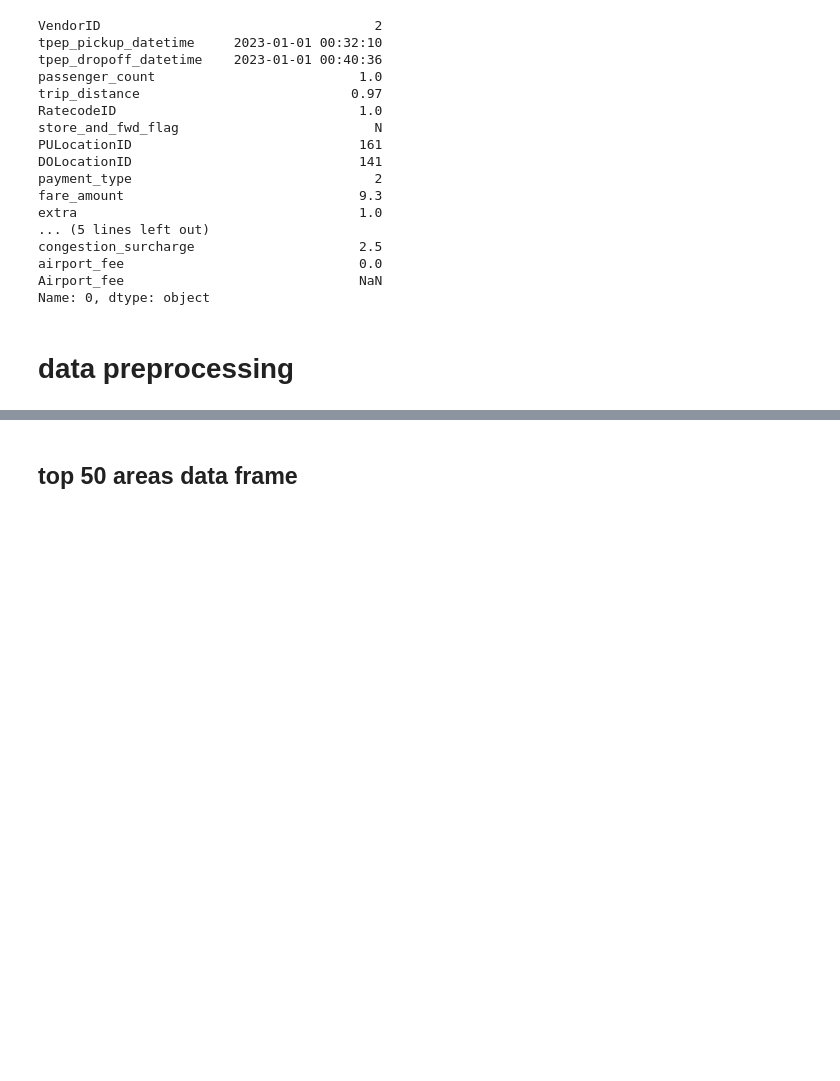
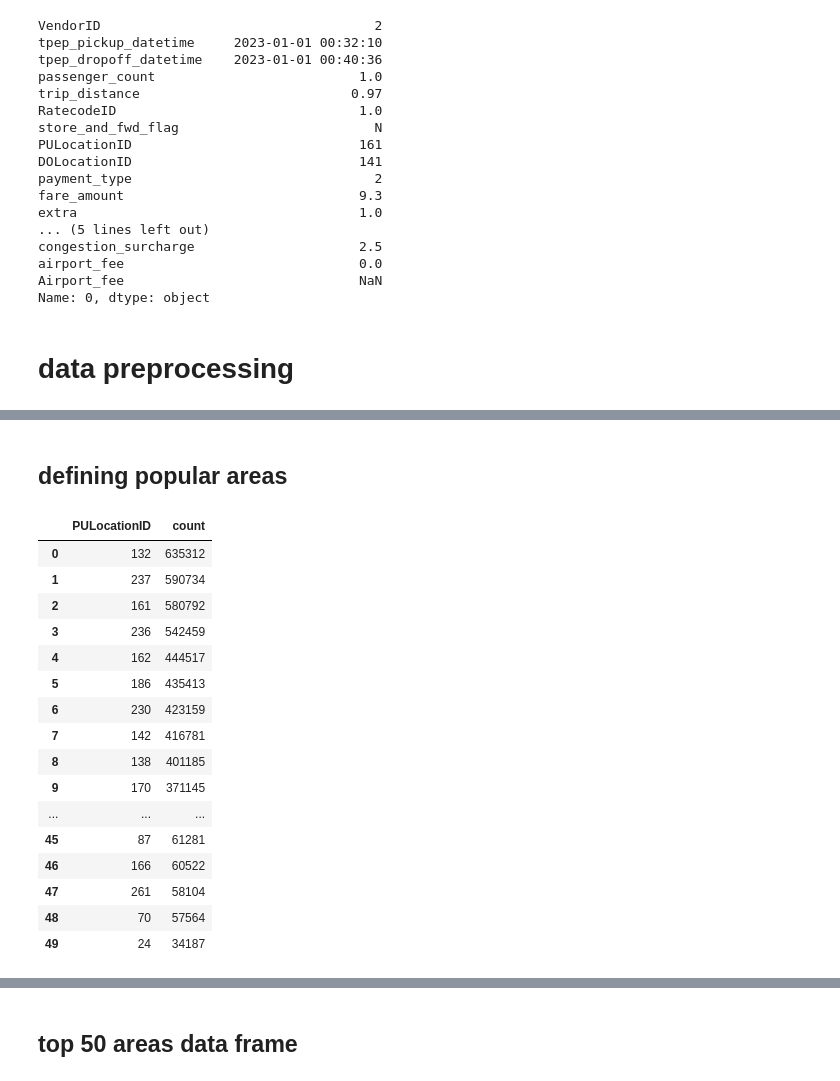
Before and after one commit to Shahla9/New-York-taxi-demand-prediction, a Jupyter notebook: notebooks/data preparation.ipynb, the cells around one changed output, grey strips where cells are left out. Cells and saved outputs as stored; diff of their text form; code cells hidden in the pictures; blank space fills up the shorter version.

```diff
--- a/notebooks/data preparation.ipynb
+++ b/notebooks/data preparation.ipynb
@@ -565,0 +110,32 @@ top_50_areas_df
+# %% [markdown]
+## defining popular areas
+# %%
+pop_area_df = (
+    rides_df
+    .groupby('PULocationID')
+    ['VendorID']
+    .count()
+    .sort_values(ascending=False)
+    .head(POPULAR_AREA_COUNT)
+    .reset_index(name='count')
+)
+popular_areas_list = pop_area_df['PULocationID'].tolist()
+pop_area_df
+# %% [output]
+|  | PULocationID | count |
+| 0 | 132 | 635312 |
+| 1 | 237 | 590734 |
+| 2 | 161 | 580792 |
+| 3 | 236 | 542459 |
+| 4 | 162 | 444517 |
+| 5 | 186 | 435413 |
+| 6 | 230 | 423159 |
+| 7 | 142 | 416781 |
+| 8 | 138 | 401185 |
+| 9 | 170 | 371145 |
+| ... | ... | ... |
+| 45 | 87 | 61281 |
+| 46 | 166 | 60522 |
+| 47 | 261 | 58104 |
+| 48 | 70 | 57564 |
+| 49 | 24 | 34187 |
```
Also changed, not shown: parts of 51 cells of this notebook, 1 other file.
